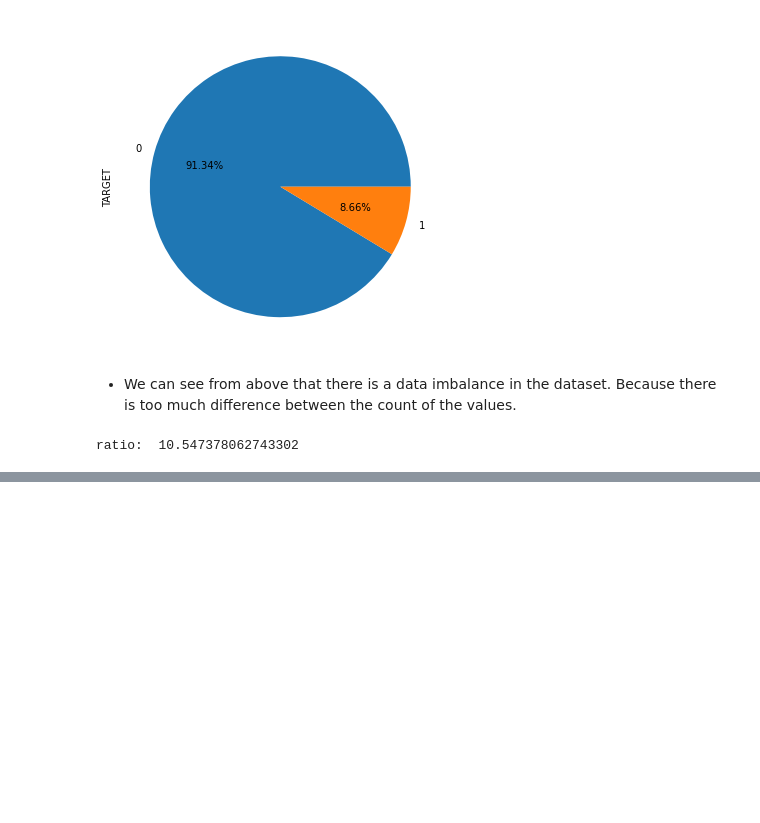
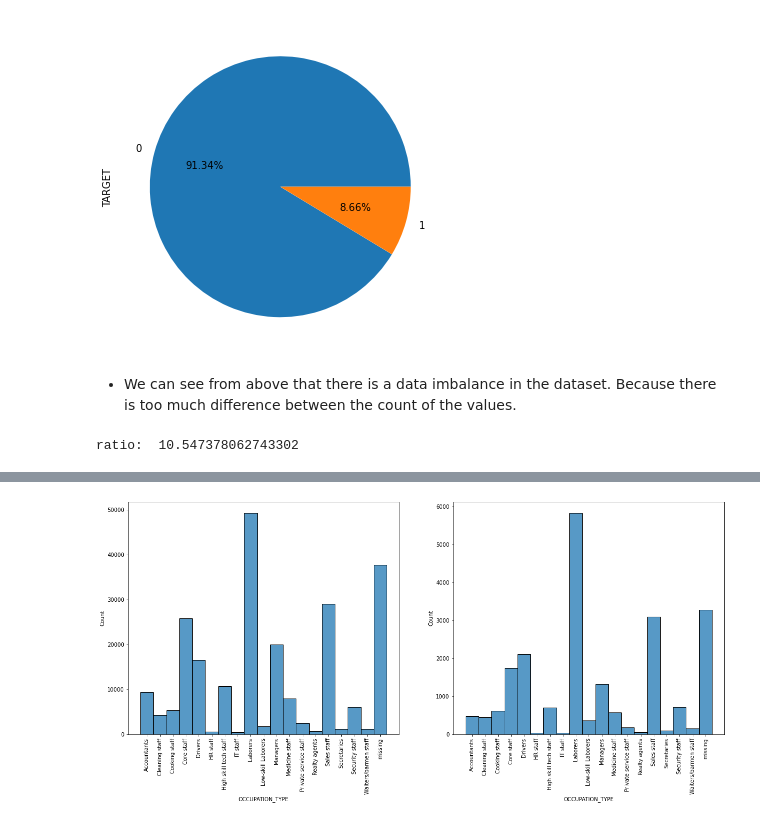
Before and after one commit to Boken19/Case_Studies, a Jupyter notebook: Credit EDA case study/Credit_EDA_case_study.ipynb, the cells around one changed output, grey strips where cells are left out. Drawn from its saved outputs; the diff is of its cells as text; code cells hidden in the pictures; blank space fills up the shorter version.

```diff
--- a/Credit EDA case study/Credit_EDA_case_study.ipynb
+++ b/Credit EDA case study/Credit_EDA_case_study.ipynb
@@ -454,0 +469,11 @@ ratio:  10.547378062743302
+# %%
+plt.figure(figsize = (20,8))
+plt.subplot(1,2,1)
+sns.histplot(data_0['OCCUPATION_TYPE'].sort_values())
+plt.xticks(rotation = 90)
+plt.subplot(1,2,2)
+sns.histplot(data_1['OCCUPATION_TYPE'].sort_values())
+plt.xticks(rotation = 90)
+plt.show()
+# %% [output]
+[figure, added]
```
Also changed, not shown: parts of 12 cells of this notebook.
